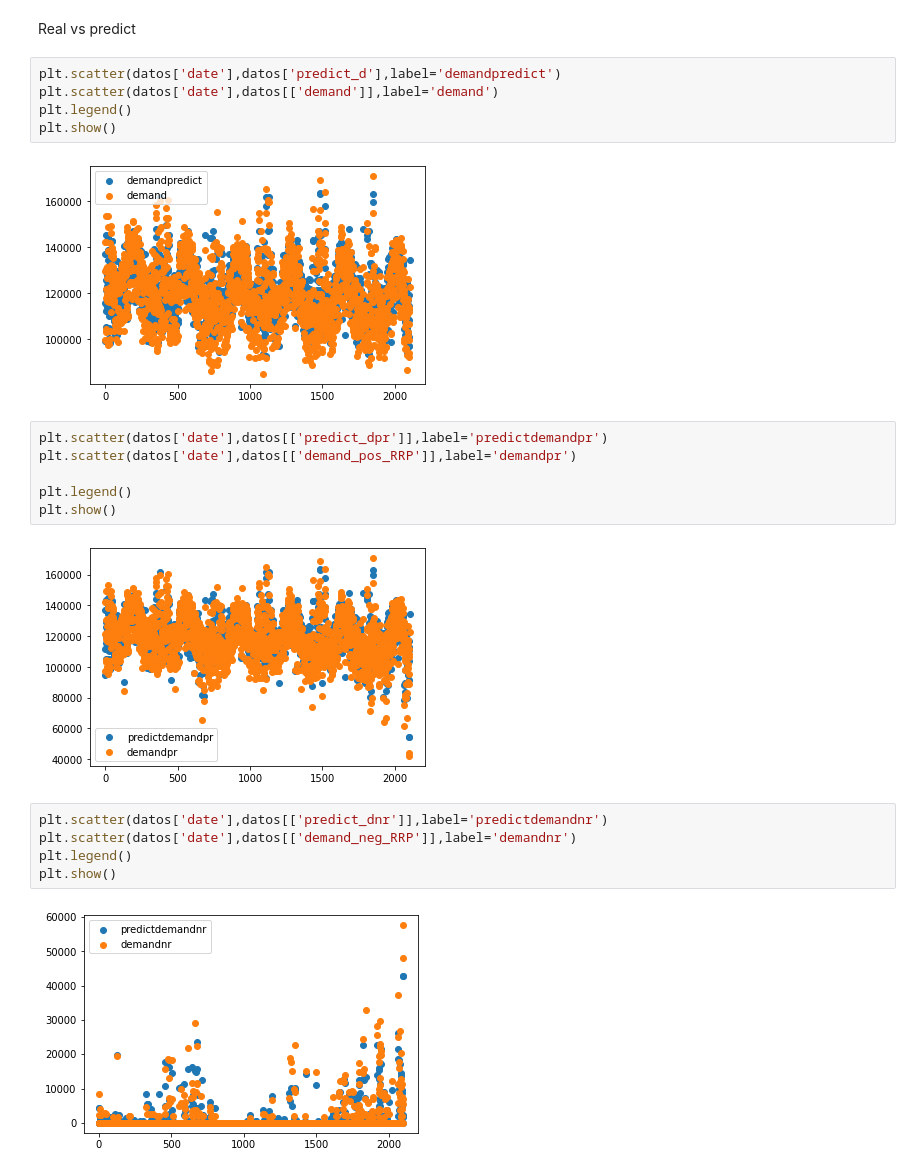
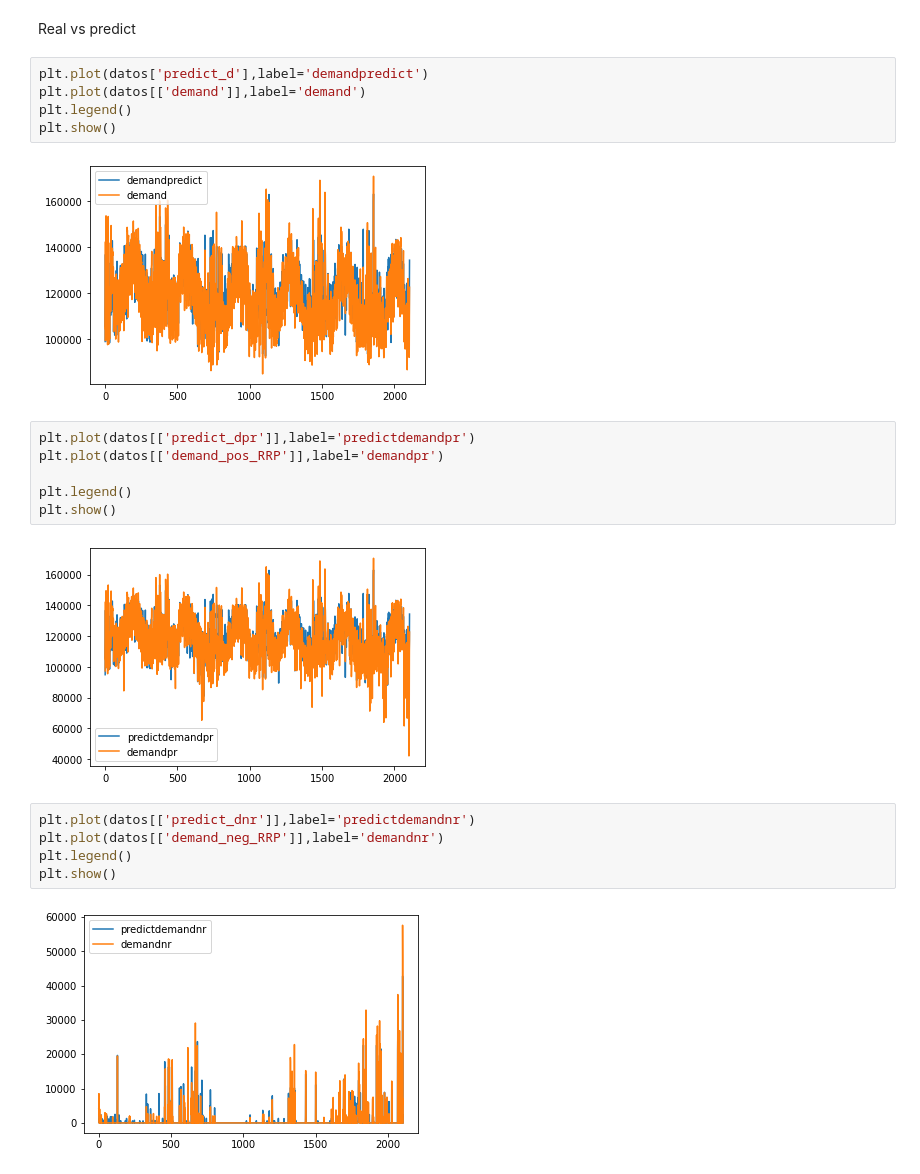
Before and after one commit to AldoVidales/Iapersonal, a Jupyter notebook: proyect_elec_day.ipynb, the cells around one changed output. Cells and saved outputs as stored; diff of their text form.

```diff
--- a/proyect_elec_day.ipynb
+++ b/proyect_elec_day.ipynb
@@ -174,24 +176,24 @@ knn.score(x_test,y_test)
 # %% [markdown]
 Real vs predict
 # %%
-plt.scatter(datos['date'],datos['predict_d'],label='demandpredict')
-plt.scatter(datos['date'],datos[['demand']],label='demand')
+plt.plot(datos['predict_d'],label='demandpredict')
+plt.plot(datos[['demand']],label='demand')
 plt.legend()
 plt.show()
 # %% [output]
-[figure, old version]
+[figure, new version]
 # %%
-plt.scatter(datos['date'],datos[['predict_dpr']],label='predictdemandpr')
-plt.scatter(datos['date'],datos[['demand_pos_RRP']],label='demandpr')
+plt.plot(datos[['predict_dpr']],label='predictdemandpr')
+plt.plot(datos[['demand_pos_RRP']],label='demandpr')
 
 plt.legend()
 plt.show()
 # %% [output]
-[figure, old version]
+[figure, new version]
 # %%
-plt.scatter(datos['date'],datos[['predict_dnr']],label='predictdemandnr')
-plt.scatter(datos['date'],datos[['demand_neg_RRP']],label='demandnr')
+plt.plot(datos[['predict_dnr']],label='predictdemandnr')
+plt.plot(datos[['demand_neg_RRP']],label='demandnr')
 plt.legend()
 plt.show()
 # %% [output]
-[figure, old version]
+[figure, new version]
```
Also changed, not shown: parts of 3 cells of this notebook.
